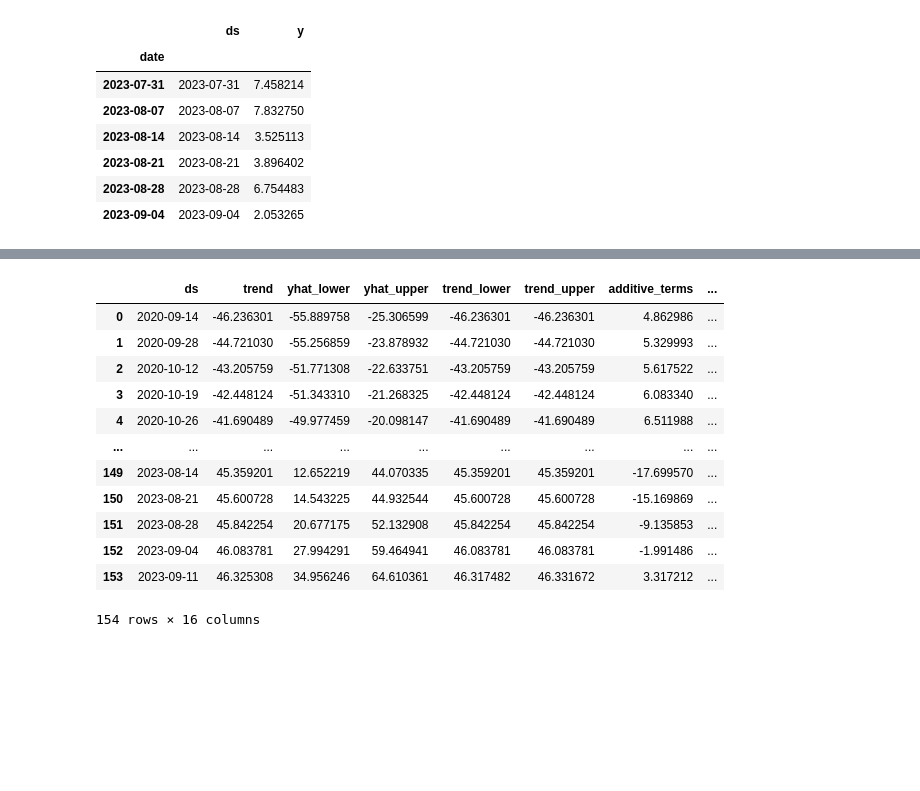
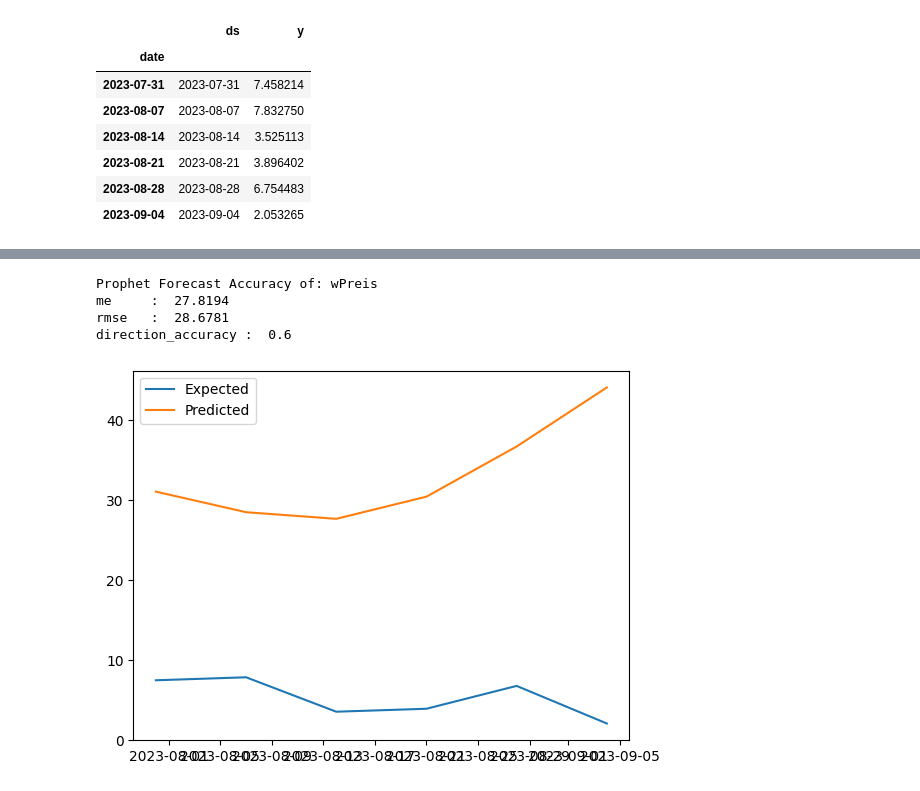
Before and after one commit to surajkarak/thesis, a Jupyter notebook: Prophet.ipynb, the cells around one changed output, grey strips where cells are left out. Cells and saved outputs as stored; diff of their text form; code cells hidden in the pictures; blank space fills up the shorter version.

```diff
--- a/Prophet.ipynb
+++ b/Prophet.ipynb
@@ -252,0 +289,5 @@ pjme_train_prophet
+# %%
+predictions = pred_step[-6:]['yhat']
+# %%
+predictions.index = pjme_test_prophet.index
+predictions
@@ -302,16 +314,19 @@ Name: yhat, dtype: float64
-# %%
-pred_step
-# %% [output]
-|  | ds | trend | yhat_lower | yhat_upper | trend_lower | trend_upper | additive_terms | ... |
-| 0 | 2020-09-14 | -46.236301 | -55.889758 | -25.306599 | -46.236301 | -46.236301 | 4.862986 | ... |
-| 1 | 2020-09-28 | -44.721030 | -55.256859 | -23.878932 | -44.721030 | -44.721030 | 5.329993 | ... |
-| 2 | 2020-10-12 | -43.205759 | -51.771308 | -22.633751 | -43.205759 | -43.205759 | 5.617522 | ... |
-| 3 | 2020-10-19 | -42.448124 | -51.343310 | -21.268325 | -42.448124 | -42.448124 | 6.083340 | ... |
-| 4 | 2020-10-26 | -41.690489 | -49.977459 | -20.098147 | -41.690489 | -41.690489 | 6.511988 | ... |
-| ... | ... | ... | ... | ... | ... | ... | ... | ... |
-| 149 | 2023-08-14 | 45.359201 | 12.652219 | 44.070335 | 45.359201 | 45.359201 | -17.699570 | ... |
-| 150 | 2023-08-21 | 45.600728 | 14.543225 | 44.932544 | 45.600728 | 45.600728 | -15.169869 | ... |
-| 151 | 2023-08-28 | 45.842254 | 20.677175 | 52.132908 | 45.842254 | 45.842254 | -9.135853 | ... |
-| 152 | 2023-09-04 | 46.083781 | 27.994291 | 59.464941 | 46.083781 | 46.083781 | -1.991486 | ... |
-| 153 | 2023-09-11 | 46.325308 | 34.956246 | 64.610361 | 46.317482 | 46.331672 | 3.317212 | ... |
-154 rows × 16 columns
+# %%
+def adjust(val, length= 6): return str(val).ljust(length) # length
+print('Prophet Forecast Accuracy of: wPreis')
+accuracy_prod = forecast_accuracy(predictions, pjme_test_prophet['y'])
+for k, v in accuracy_prod.items():
+    print(adjust(k), ': ', round(v,4))
+# %% [output]
+Prophet Forecast Accuracy of: wPreis
+me     :  27.8194
+rmse   :  28.6781
+direction_accuracy :  0.6
+# %%
+# plot expected vs preducted
+plt.plot(pjme_test_prophet['y'], label='Expected')
+plt.plot(predictions, label='Predicted')
+plt.legend()
+plt.show()
+# %% [output]
+[figure, added]
```
Also changed, not shown: parts of 31 cells of this notebook, 1 other file.
